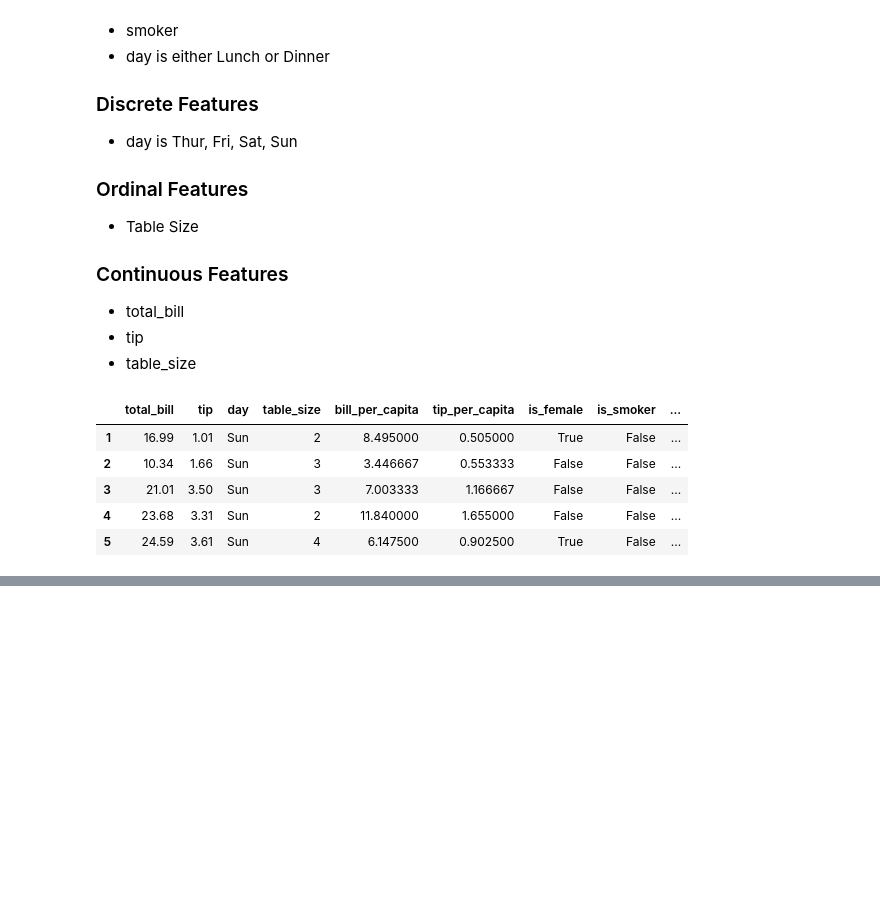
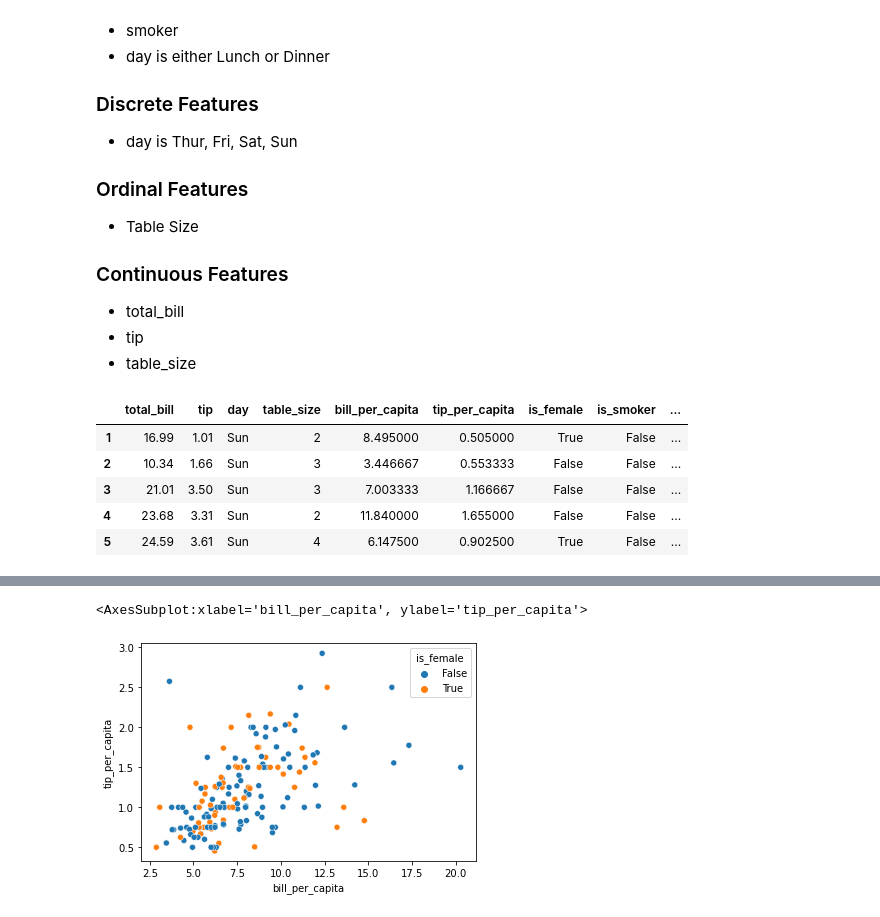
Before and after one commit to ryanorsinger/alice-s-restaurant, a Jupyter notebook: random_forest.ipynb, the cells around one changed output, grey strips where cells are left out. Drawn from its saved outputs; the diff is of its cells as text; code cells hidden in the pictures; blank space fills up the shorter version.

Commit message:
add visuals for distributions and relationships

```diff
--- a/random_forest.ipynb
+++ b/random_forest.ipynb
@@ -96,3 +97,8 @@ df.head()
 | 5 | 24.59 | 3.61 | Sun | 4 | 6.147500 | 0.902500 | True | False | ... |
 # %%
 # Need to encode the day of the week feature more carefully, since there are multiple values
+dummy_df = pd.get_dummies(df[["day"]])
+
+# append dummy df cols to the original df.
+df = pd.concat([df, dummy_df], axis=1)
+df.head()
@@ -98,0 +112,2 @@ df.head()
+# %%
+df = df.drop(columns=["day"])
@@ -98,0 +123,2 @@ df.head()
+# %%
+train, validate, test = split(df)
@@ -98,0 +137,5 @@ df.head()
+# %%
+sns.scatterplot(x="bill_per_capita", y="tip_per_capita", data=train, hue="is_female")
+# %% [output]
+<AxesSubplot:xlabel='bill_per_capita', ylabel='tip_per_capita'>
+[figure, added]
```
Also changed, not shown: parts of 5 cells of this notebook, 1 other file.
